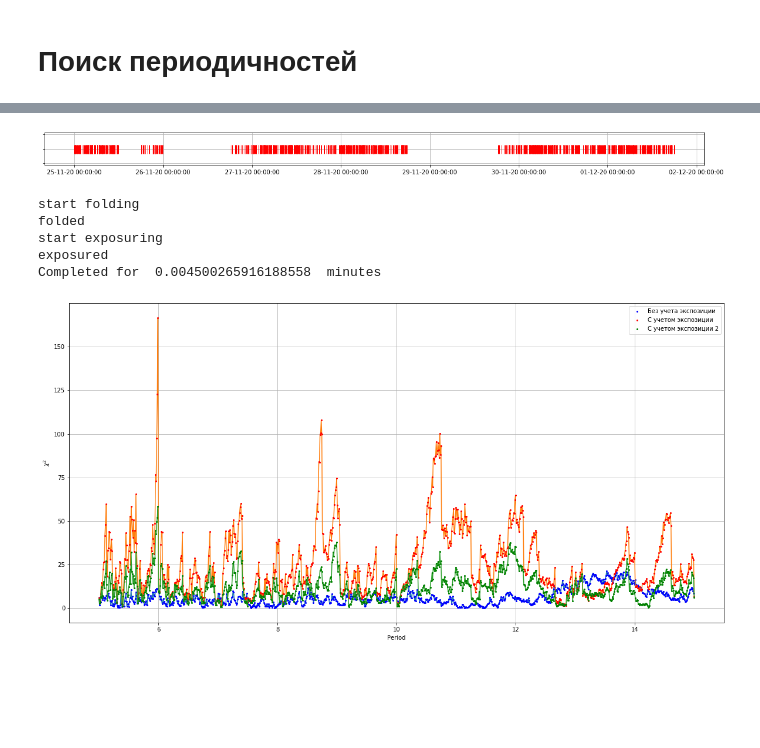
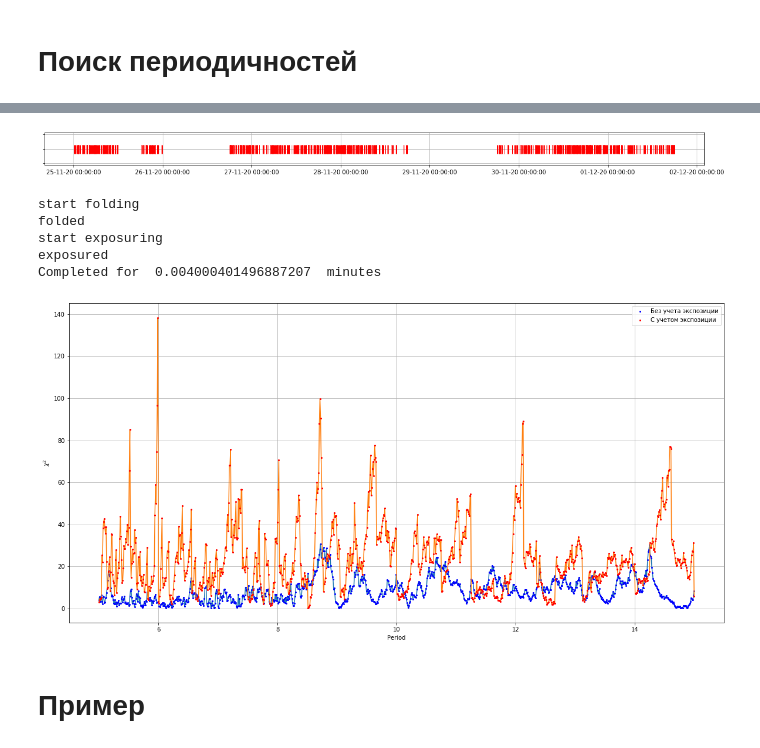
Before and after one commit to maksatsat/xraybursters, a Jupyter notebook: events.ipynb, the cells around one changed output, grey strips where cells are left out. Drawn from its saved outputs; the diff is of its cells as text; code cells hidden in the pictures; blank space fills up the shorter version.

```diff
--- a/events.ipynb
+++ b/events.ipynb
@@ -161,10 +162,0 @@ plt.show()
-# %%
-period = 73
-n, bins, patches = plt.hist(evnts%period/period, 5, range=(0,1))
-plt.xlabel('Phase')
-plt.ylabel('Number of events')
-plt.title('Period = ' + str(period))
-plt.show()
-print(n)
-e = sum(n)/5
-np.sum((n-e)**2/e)
@@ -175,10 +162,0 @@ np.sum((n-e)**2/e)
-# %%
-period = 80
-n, bins, patches = plt.hist(evnts%period/period, 5, range=(0,1))
-plt.xlabel('Phase')
-plt.ylabel('Number of events')
-plt.title('Period = ' + str(period))
-plt.show()
-print(n)
-e = sum(n)/5
-np.sum((n-e)**2/e)
@@ -408,10 +298,10 @@ plt.show()
 # %%
-b = Events(1/(5*60), time_intervals, sin_signal1, 0, 12*3600)
+b = Events(1/(5*60), time_intervals, sin_signal1, 0, 16*3600)
 plot(b.events)
 evnts1 = np.array(b.events_in_seconds)
 intrvls1 = np.array(b.intervals_in_seconds)
 # %% [output]
-[figure, old version]
+[figure, new version]
 # %%
 per_b, stat_b, stat1_b, stat2_b = periods_statistic(evnts1, intrvls1, 5, 5*3600, 15*3600)
 # %% [output]
@@ -419,22 +309,24 @@ start folding
 folded
 start exposuring
 exposured
-Completed for  0.004500265916188558  minutes
+Completed for  0.004000401496887207  minutes
 # %%
 fig, ax = plt.subplots(figsize=(20,10))
 plt.plot(np.array(per_b)/(3600), stat_b)
 plt.plot(np.array(per_b)/(3600), stat_b, 'bo', markersize=2, label='Без учета экспозиции')
 plt.plot(np.array(per_b)/(3600), stat1_b)
 plt.plot(np.array(per_b)/(3600), stat1_b, 'ro', markersize=2, label='С учетом экспозиции')
-plt.plot(np.array(per_b)/(3600), stat2_b)
-plt.plot(np.array(per_b)/(3600), stat2_b, 'go', markersize=2, label='С учетом экспозиции 2')
+# plt.plot(np.array(per_b)/(3600), stat2_b)
+# plt.plot(np.array(per_b)/(3600), stat2_b, 'go', markersize=2, label='С учетом экспозиции 2')
 # plt.plot(np.array(per2)/(3600*24), stat2)
 # plt.plot(np.array(per2)/(3600*24), stat2, 'ro', markersize=2)
 plt.xlabel('Period')
 plt.ylabel('$\chi^2$')
 plt.legend()
 plt.grid()
 # plt.xlim(10,12)
 plt.show()
 # %% [output]
-[figure, old version]
+[figure, new version]
+# %% [markdown]
+# Пример
```
Also changed, not shown: parts of 50 cells of this notebook, 10 other files.
